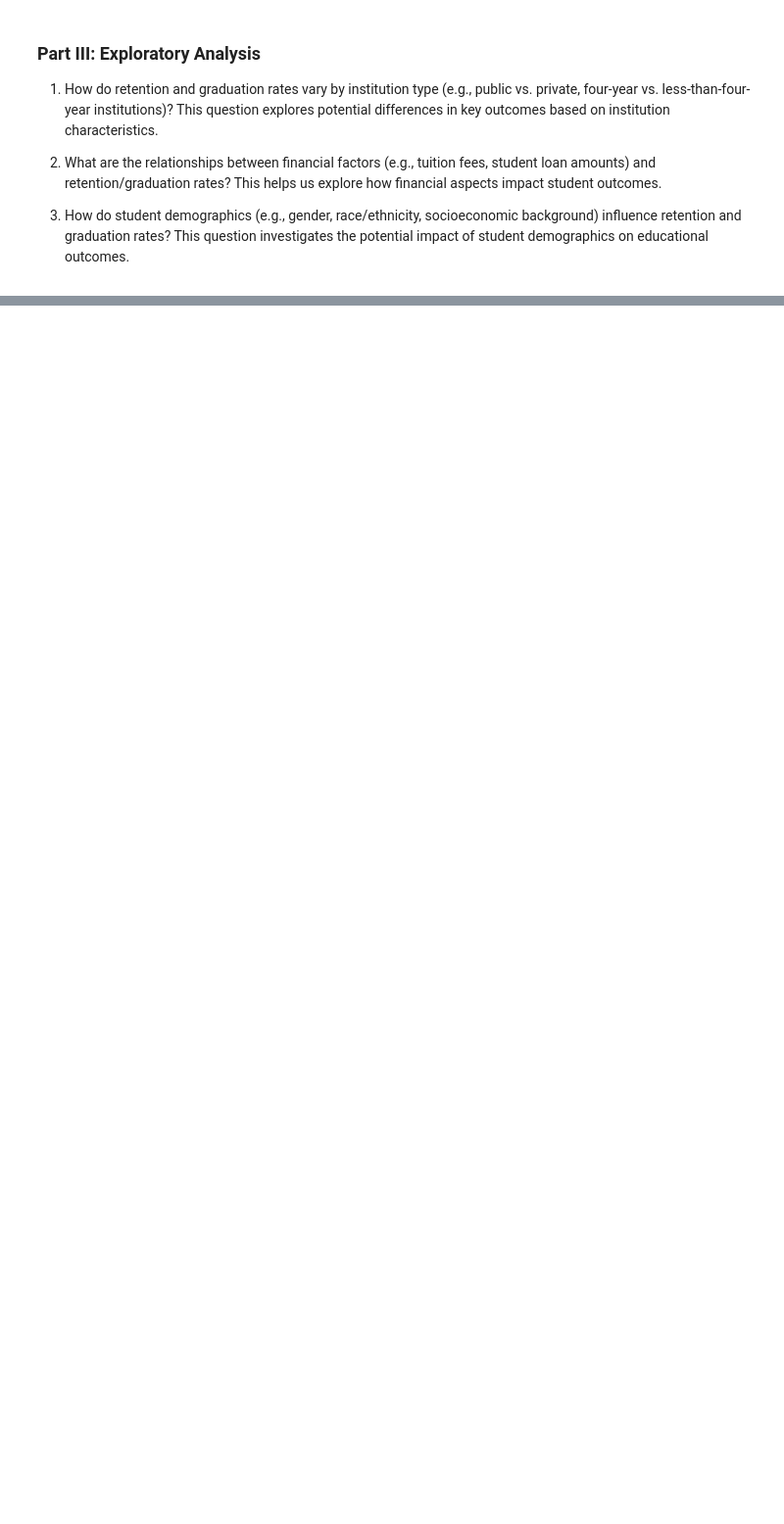
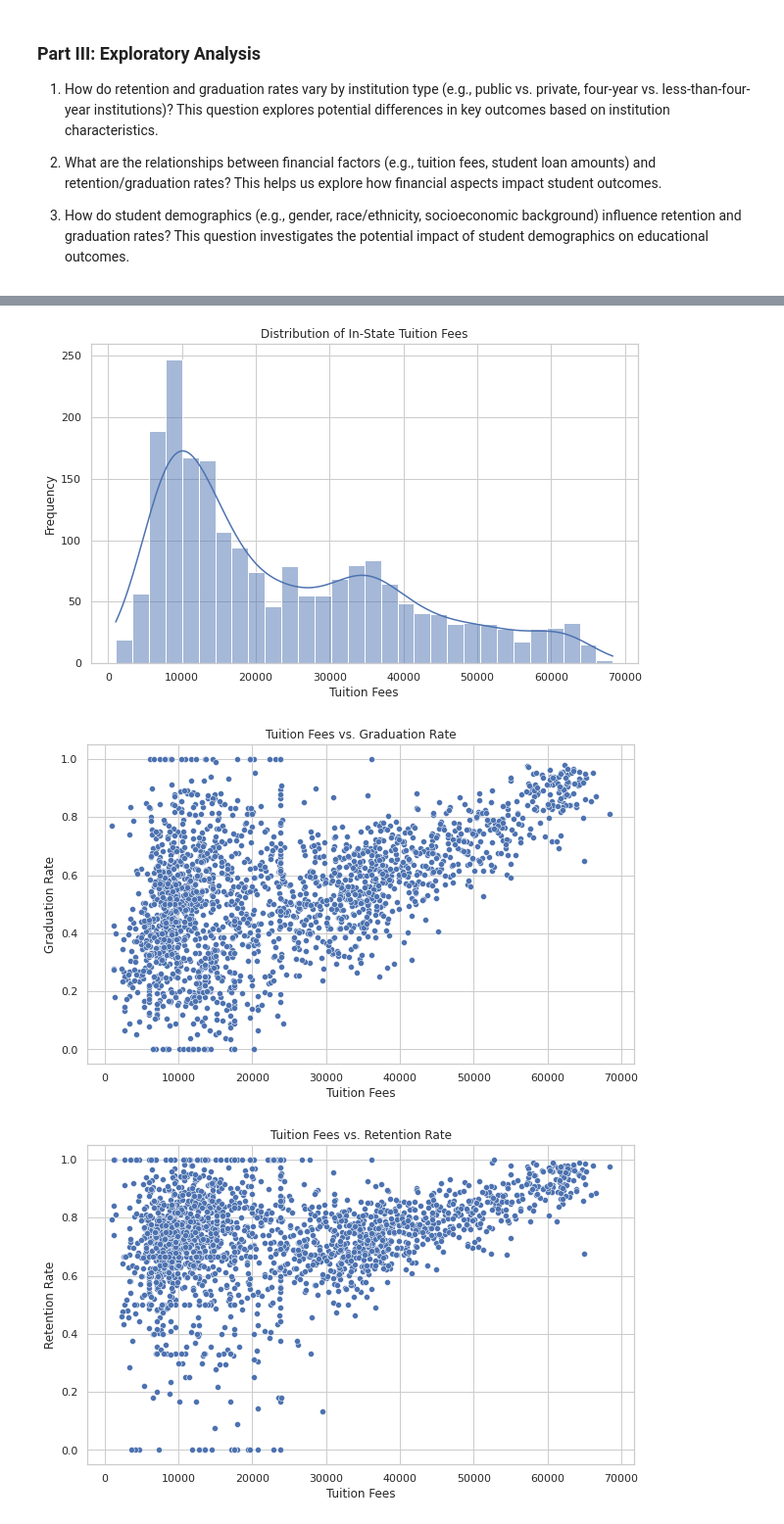
Before and after one commit to Sylivera/Udacity_Capstone_Project, a Jupyter notebook: Capstone Project .ipynb, the cells around one changed output, grey strips where cells are left out. Shown at 98% size. Saved outputs shown, nothing was run; the diff lists cells and outputs as text; code cells hidden in the pictures; blank space fills up the shorter version.

```diff
--- a/Capstone Project .ipynb
+++ b/Capstone Project .ipynb
@@ -144,0 +264,6 @@ plt.show()
+# %%
+# handling missing values
+# we impute with mean or drop?
+# Impute missing values with the mean
+features.fillna(features.mean(), inplace=True)
+# features.dropna(axis=0, inplace=True, how='all')
@@ -197,0 +374,29 @@ plt.show()
+# %%
+
+# Distribution of tuition fees
+plt.figure(figsize=(10, 6))
+sns.histplot(features['TUITIONFEE_IN'], kde=True, bins=30)
+plt.title('Distribution of In-State Tuition Fees')
+plt.xlabel('Tuition Fees')
+plt.ylabel('Frequency')
+plt.show()
+
+# Scatter plot of tuition fees vs. graduation rate
+plt.figure(figsize=(10, 6))
+sns.scatterplot(x='TUITIONFEE_IN', y='graduation_rate', data=features)
+plt.title('Tuition Fees vs. Graduation Rate')
+plt.xlabel('Tuition Fees')
+plt.ylabel('Graduation Rate')
+plt.show()
+
+# Scatter plot of tuition fees vs. retention rate
+plt.figure(figsize=(10, 6))
+sns.scatterplot(x='TUITIONFEE_IN', y='retention_rate', data=features)
+plt.title('Tuition Fees vs. Retention Rate')
+plt.xlabel('Tuition Fees')
+plt.ylabel('Retention Rate')
+plt.show()
+# %% [output]
+[figure, added]
+[figure, added]
+[figure, added]
```
Also changed, not shown: parts of 53 cells of this notebook, 3 other files.
